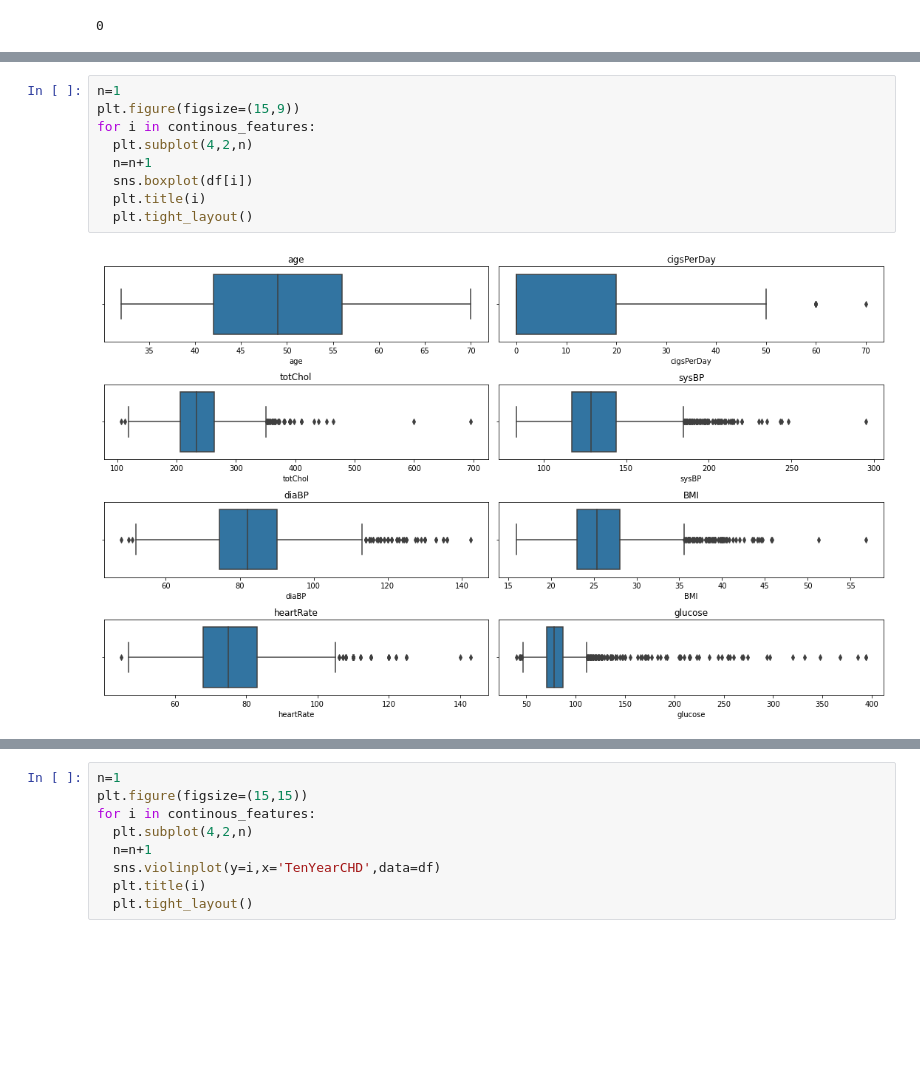
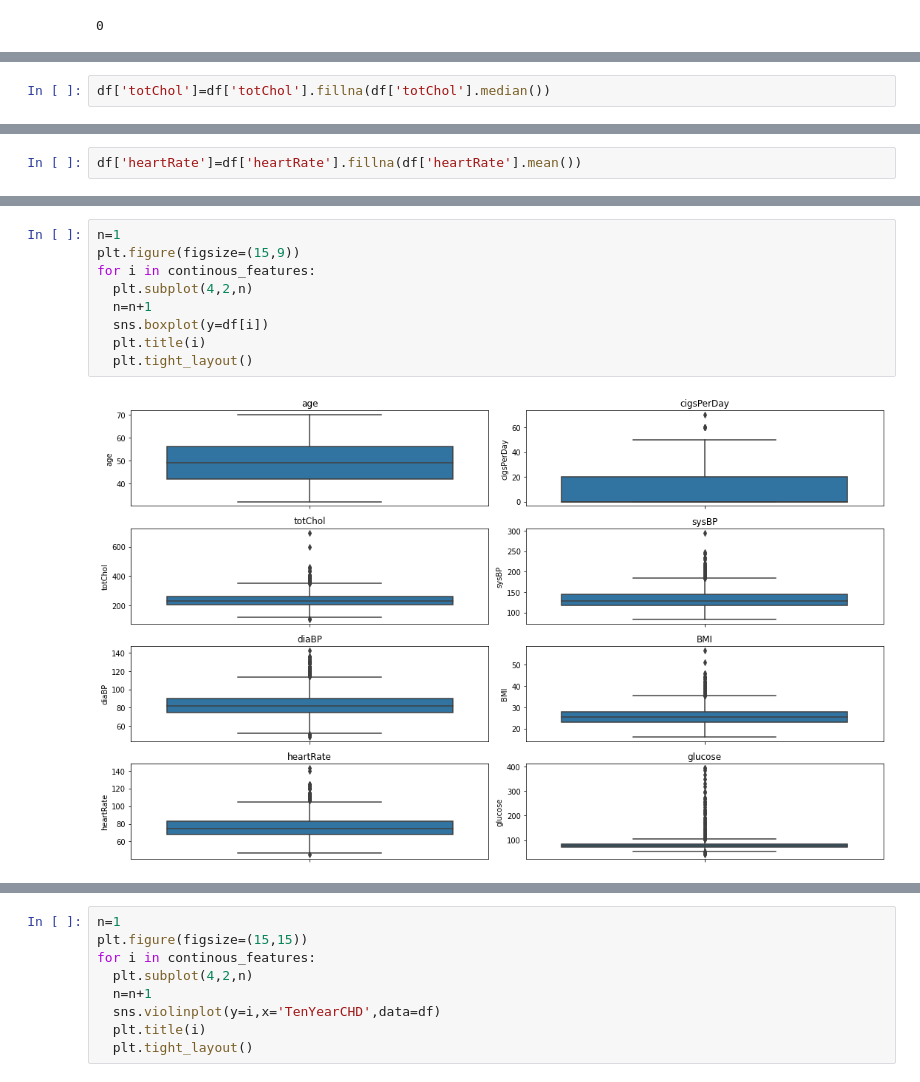
Before and after one commit to dkd99/Cardiovascular-Risk-prediction, a Jupyter notebook: Welcome_To_Colaboratory.ipynb, the cells around one changed output, grey strips where cells are left out. Drawn from its saved outputs; the diff is of its cells as text; blank space fills up the shorter version.

```diff
--- a/Welcome_To_Colaboratory.ipynb
+++ b/Welcome_To_Colaboratory.ipynb
@@ -290,0 +292,2 @@ df['BPMeds'].isnull().sum()
+# %%
+df['totChol']=df['totChol'].fillna(df['totChol'].median())
@@ -290,0 +299,2 @@ df['BPMeds'].isnull().sum()
+# %%
+df['heartRate']=df['heartRate'].fillna(df['heartRate'].mean())
@@ -302,14 +333,14 @@ for i in continous_features:
 # %%
 n=1
 plt.figure(figsize=(15,9))
 for i in continous_features:
   plt.subplot(4,2,n)
   n=n+1
-  sns.boxplot(df[i])
+  sns.boxplot(y=df[i])
   plt.title(i)
   plt.tight_layout()
 # %% [output]
-[figure, old version]
+[figure, new version]
 # %%
 n=1
 plt.figure(figsize=(15,9))
```
Also changed, not shown: parts of 18 cells of this notebook.
